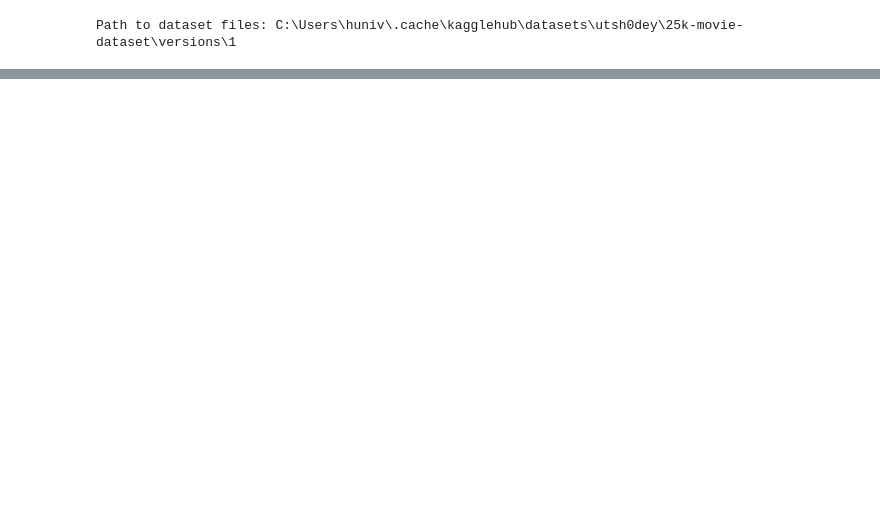
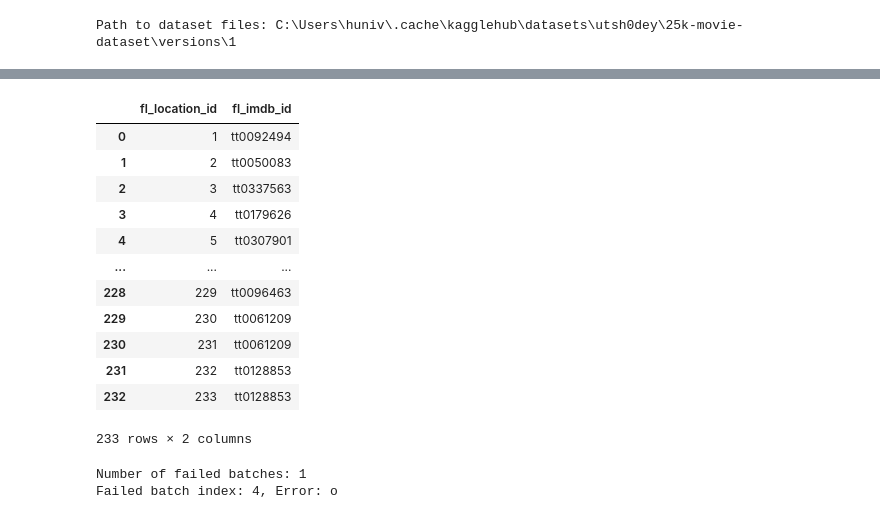
Before and after one commit to VictorHueni/food-and-the-city, a Jupyter notebook: data-analysis.ipynb, the cells around one changed output, grey strips where cells are left out. Saved outputs shown, nothing was run; the diff lists cells and outputs as text; code cells hidden in the pictures; blank space fills up the shorter version.

```diff
--- a/data-analysis.ipynb
+++ b/data-analysis.ipynb
@@ -587,0 +894,37 @@ These imdb_id values are missing in df_movies_cleaned: {'tt0226935', 'tt0070121'
+# %%
+def rename_columns(df, column_mapping):
+    """
+    Rename DataFrame columns using a mapping dictionary.
+
+    Parameters:
+        df (pd.DataFrame): The DataFrame to rename.
+        column_mapping (dict): A dictionary mapping old column names to new ones.
+
+    Returns:
+        pd.DataFrame: A DataFrame with renamed columns.
+    """
+    return df.rename(columns=column_mapping)
+# %%
+# Rename columns for fc_locations
+df_locations_renamed = rename_columns(df_standardized_locations, mapping_fc_locations)
+
+# Rename columns for fc_filming_locations
+df_filming_locations_renamed = rename_columns(df_locations_movies, mapping_fc_filming_locations)
+
+# Rename columns for fc_restaurants
+df_restaurants_renamed = rename_columns(df_restaurants, mapping_fc_restaurants)
+
+# Rename columns for fc_actors
+df_actors_renamed = rename_columns(df_actors, mapping_fc_actors)
+
+# Rename columns for fc_genre
+df_genres_renamed = rename_columns(df_genres, mapping_fc_genre)
+
+# Rename columns for fc_genres_movies
+df_movies_genres_renamed = rename_columns(df_movies_genres, mapping_fc_genres_movies)
+
+# Rename columns for fc_actors_movies
+df_movies_actors_renamed = rename_columns(df_movies_actors, mapping_fc_actors_movies)
+
+# Rename columns for fc_movies
+df_movies_cleaned_renamed = rename_columns(df_movies_cleaned, mapping_fc_movies)
@@ -587,0 +1146,16 @@ These imdb_id values are missing in df_movies_cleaned: {'tt0226935', 'tt0070121'
+# %%
+df_filming_locations_renamed
+# %% [output]
+|  | fl_location_id | fl_imdb_id |
+| 0 | 1 | tt0092494 |
+| 1 | 2 | tt0050083 |
+| 2 | 3 | tt0337563 |
+| 3 | 4 | tt0179626 |
+| 4 | 5 | tt0307901 |
+| ... | ... | ... |
+| 228 | 229 | tt0096463 |
+| 229 | 230 | tt0061209 |
+| 230 | 231 | tt0061209 |
+| 231 | 232 | tt0128853 |
+| 232 | 233 | tt0128853 |
+233 rows × 2 columns
@@ -587,0 +1169,13 @@ These imdb_id values are missing in df_movies_cleaned: {'tt0226935', 'tt0070121'
+# %%
+# Inspect failed batches (if any)
+if failed_filming_locations:
+    print(f"Number of failed batches: {len(failed_filming_locations)}")
+    for failed_batch in failed_filming_locations:
+        #print(f"Failed batch index: {failed_batch['batch_index']}, Error: {failed_batch['error']}")
+        # Display only the first element of each key/value pair
+        first_batch_index = str(failed_batch['batch_index'])[0]
+        first_error_char = str(failed_batch['error'])[5]
+        print(f"Failed batch index: {first_batch_index}, Error: {first_error_char}")
+# %% [output]
+Number of failed batches: 1
+Failed batch index: 4, Error: o
```
Also changed, not shown: parts of 38 cells of this notebook, 2 other files.
